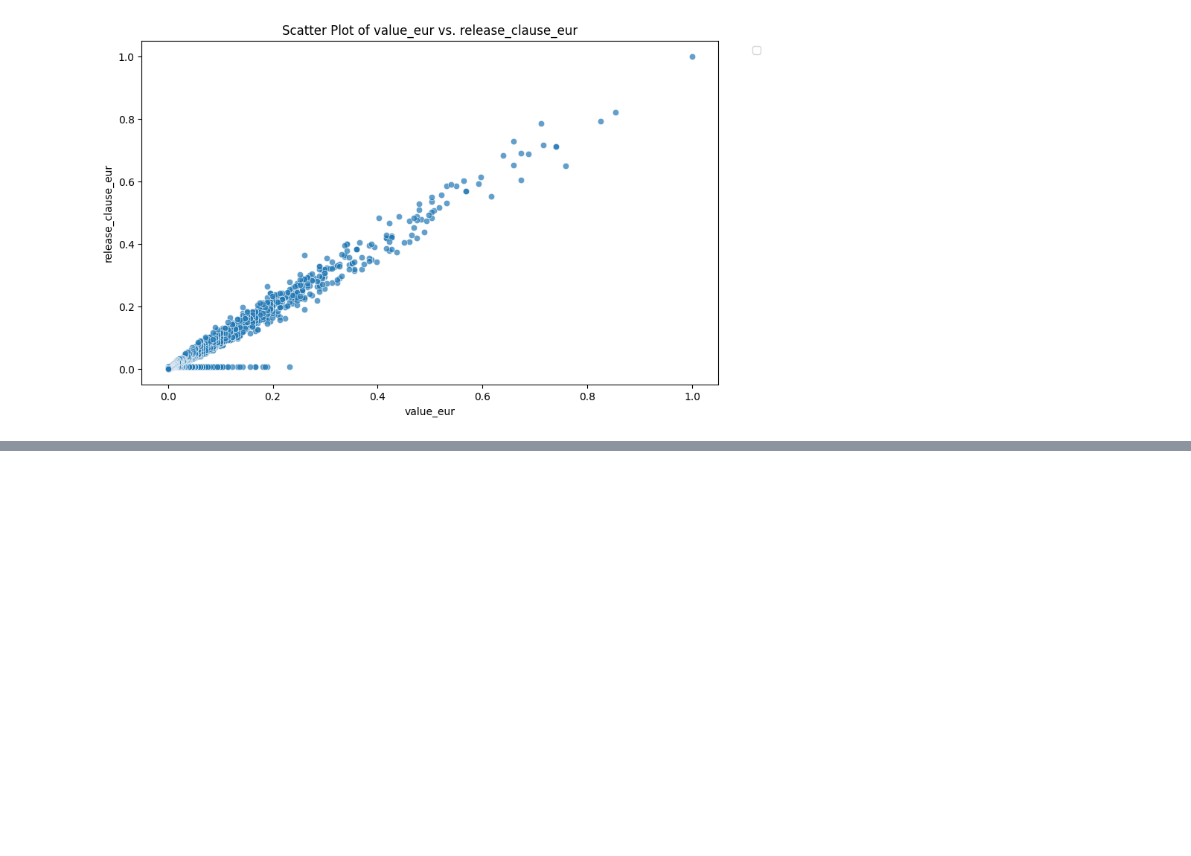
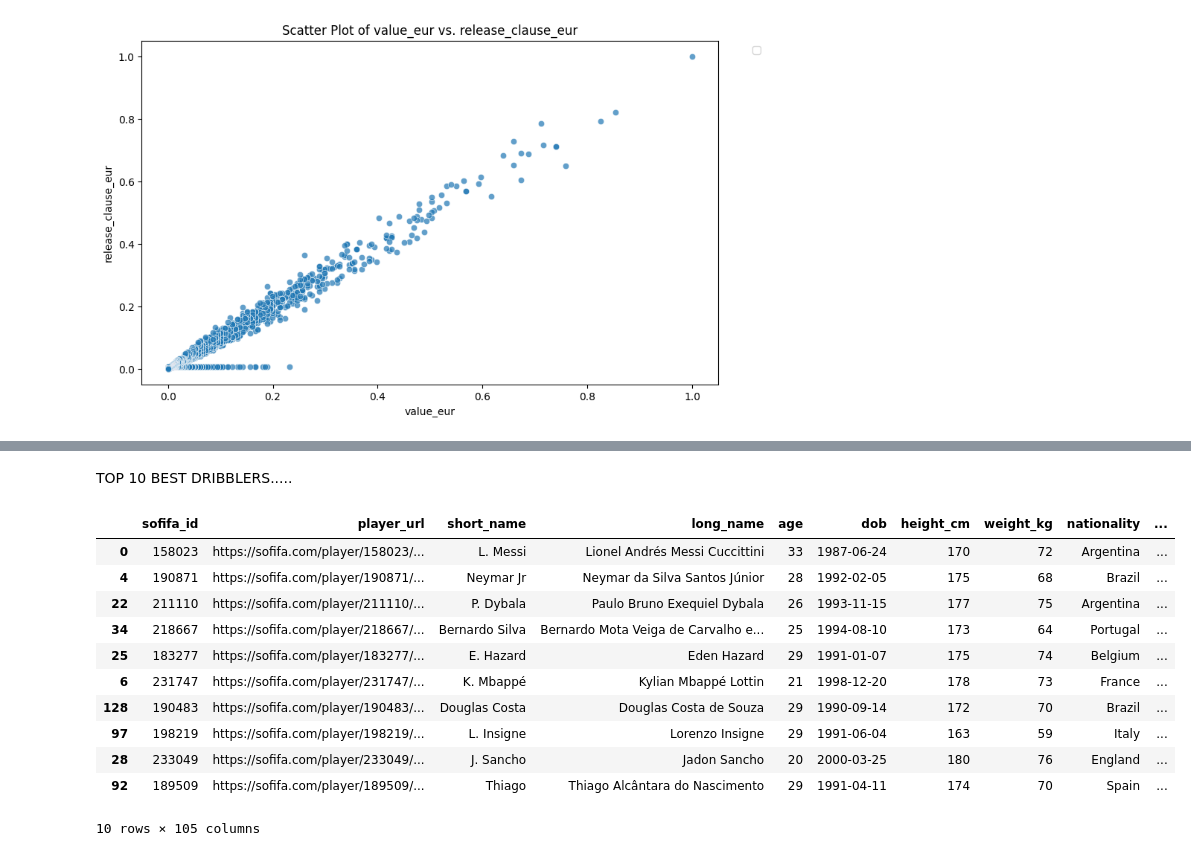
Before and after one commit to Krishil-Parikh/Bazinga_CodeClash, a Jupyter notebook: compute-task-2.ipynb, the cells around one changed output, grey strips where cells are left out. Drawn from its saved outputs; the diff is of its cells as text; code cells hidden in the pictures; blank space fills up the shorter version.

```diff
--- a/compute-task-2.ipynb
+++ b/compute-task-2.ipynb
@@ -306,0 +338,18 @@ plt.show()
+# %% [markdown]
+TOP 10 BEST DRIBBLERS.....
+# %%
+dribblers_df = fifa_df.sort_values(by='dribbling',ascending=False).head(10)
+dribblers_df
+# %% [output]
+|  | sofifa_id | player_url | short_name | long_name | age | dob | height_cm | weight_kg | nationality | ... |
+| 0 | 158023 | https://sofifa.com/player/158023/... | L. Messi | Lionel Andrés Messi Cuccittini | 33 | 1987-06-24 | 170 | 72 | Argentina | ... |
+| 4 | 190871 | https://sofifa.com/player/190871/... | Neymar Jr | Neymar da Silva Santos Júnior | 28 | 1992-02-05 | 175 | 68 | Brazil | ... |
+| 22 | 211110 | https://sofifa.com/player/211110/... | P. Dybala | Paulo Bruno Exequiel Dybala | 26 | 1993-11-15 | 177 | 75 | Argentina | ... |
+| 34 | 218667 | https://sofifa.com/player/218667/... | Bernardo Silva | Bernardo Mota Veiga de Carvalho e... | 25 | 1994-08-10 | 173 | 64 | Portugal | ... |
+| 25 | 183277 | https://sofifa.com/player/183277/... | E. Hazard | Eden Hazard | 29 | 1991-01-07 | 175 | 74 | Belgium | ... |
+| 6 | 231747 | https://sofifa.com/player/231747/... | K. Mbappé | Kylian Mbappé Lottin | 21 | 1998-12-20 | 178 | 73 | France | ... |
+| 128 | 190483 | https://sofifa.com/player/190483/... | Douglas Costa | Douglas Costa de Souza | 29 | 1990-09-14 | 172 | 70 | Brazil | ... |
+| 97 | 198219 | https://sofifa.com/player/198219/... | L. Insigne | Lorenzo Insigne | 29 | 1991-06-04 | 163 | 59 | Italy | ... |
+| 28 | 233049 | https://sofifa.com/player/233049/... | J. Sancho | Jadon Sancho | 20 | 2000-03-25 | 180 | 76 | England | ... |
+| 92 | 189509 | https://sofifa.com/player/189509/... | Thiago | Thiago Alcântara do Nascimento | 29 | 1991-04-11 | 174 | 70 | Spain | ... |
+10 rows × 105 columns
```
Also changed, not shown: parts of 7 cells of this notebook.
